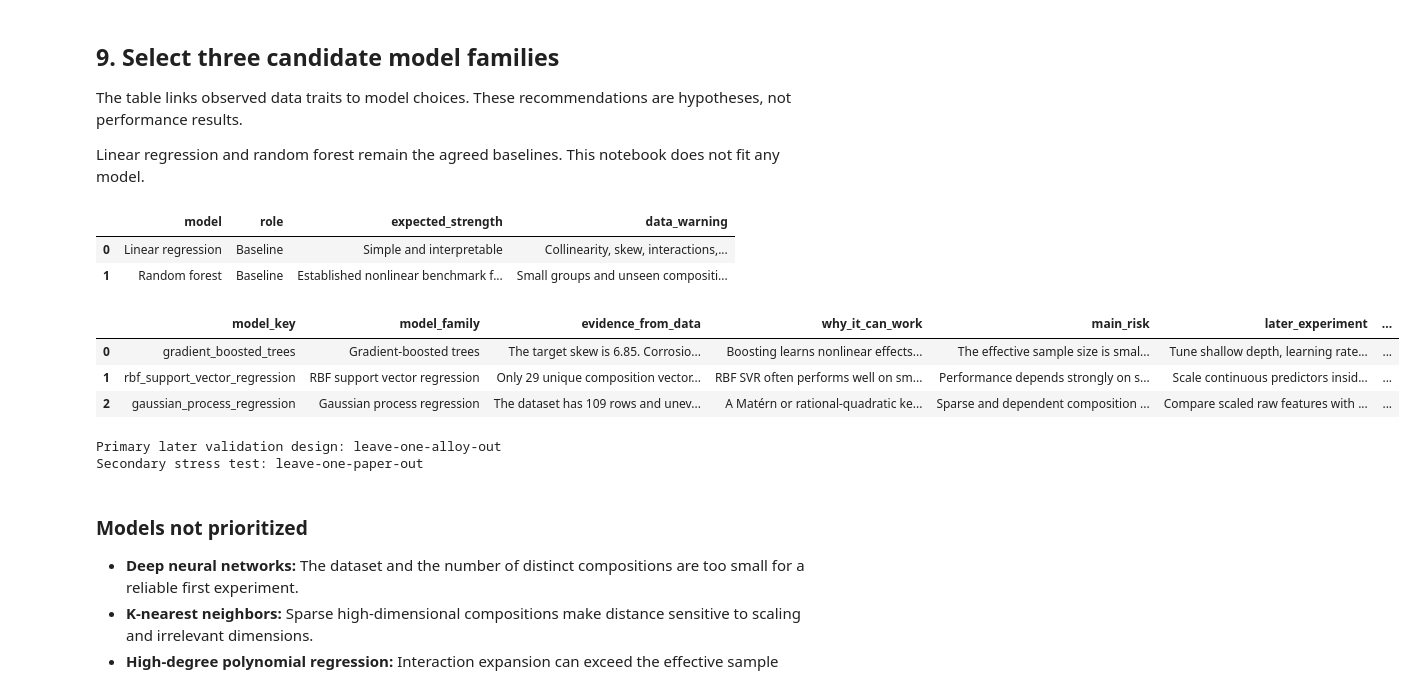
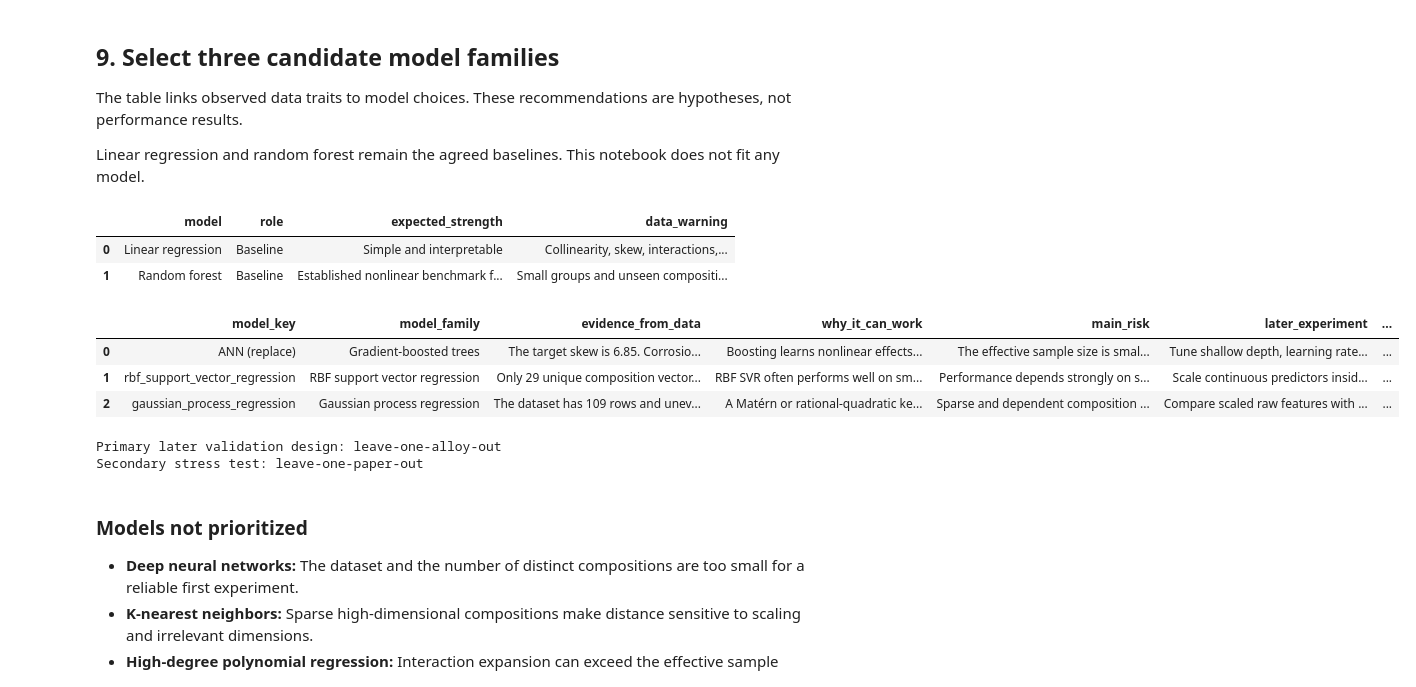
Before and after one commit to TheAdaptoid/molten_salt, a Jupyter notebook: notebooks/exploratory_data_analysis.ipynb, the cells around one changed output. Cells and saved outputs as stored; diff of their text form; code cells hidden in the pictures.

```diff
--- a/notebooks/exploratory_data_analysis.ipynb
+++ b/notebooks/exploratory_data_analysis.ipynb
@@ -584,7 +584,7 @@ Linear regression and random forest remain the agreed baselines. This notebook d
 model_recommendations = pd.DataFrame(
     [
         {
-            "model_key": "gradient_boosted_trees",
+            "model_key": "ANN (replace)",
             "model_family": "Gradient-boosted trees",
             "evidence_from_data": (
                 f"The target skew is {dataset_findings['target_skew']:.2f}. "
@@ -642,34 +642,34 @@ model_recommendations = pd.DataFrame(
 )
 
 baseline_context = pd.DataFrame(
     [
         {
             "model": "Linear regression",
             "role": "Baseline",
             "expected_strength": "Simple and interpretable",
             "data_warning": "Collinearity, skew, interactions, and extreme values can violate assumptions.",
         },
         {
             "model": "Random forest",
             "role": "Baseline",
             "expected_strength": "Established nonlinear benchmark for this domain",
             "data_warning": "Small groups and unseen composition regions can produce unstable estimates.",
         },
     ]
 )
 
 validation_recommendation = "leave-one-alloy-out"
 
 display(baseline_context)
 display(model_recommendations)
 print(f"Primary later validation design: {validation_recommendation}")
 print("Secondary stress test: leave-one-paper-out")
 # %% [output]
 |  | model | role | expected_strength | data_warning |
 | 0 | Linear regression | Baseline | Simple and interpretable | Collinearity, skew, interactions,... |
 | 1 | Random forest | Baseline | Established nonlinear benchmark f... | Small groups and unseen compositi... |
 |  | model_key | model_family | evidence_from_data | why_it_can_work | main_risk | later_experiment | ... |
-| 0 | gradient_boosted_trees | Gradient-boosted trees | The target skew is 6.85. Corrosio... | Boosting learns nonlinear effects... | The effective sample size is smal... | Tune shallow depth, learning rate... | ... |
+| 0 | ANN (replace) | Gradient-boosted trees | The target skew is 6.85. Corrosio... | Boosting learns nonlinear effects... | The effective sample size is smal... | Tune shallow depth, learning rate... | ... |
 | 1 | rbf_support_vector_regression | RBF support vector regression | Only 29 unique composition vector... | RBF SVR often performs well on sm... | Performance depends strongly on s... | Scale continuous predictors insid... | ... |
 | 2 | gaussian_process_regression | Gaussian process regression | The dataset has 109 rows and unev... | A Matérn or rational-quadratic ke... | Sparse and dependent composition ... | Compare scaled raw features with ... | ... |
 Primary later validation design: leave-one-alloy-out
```
Also changed, not shown: 3 other files.
